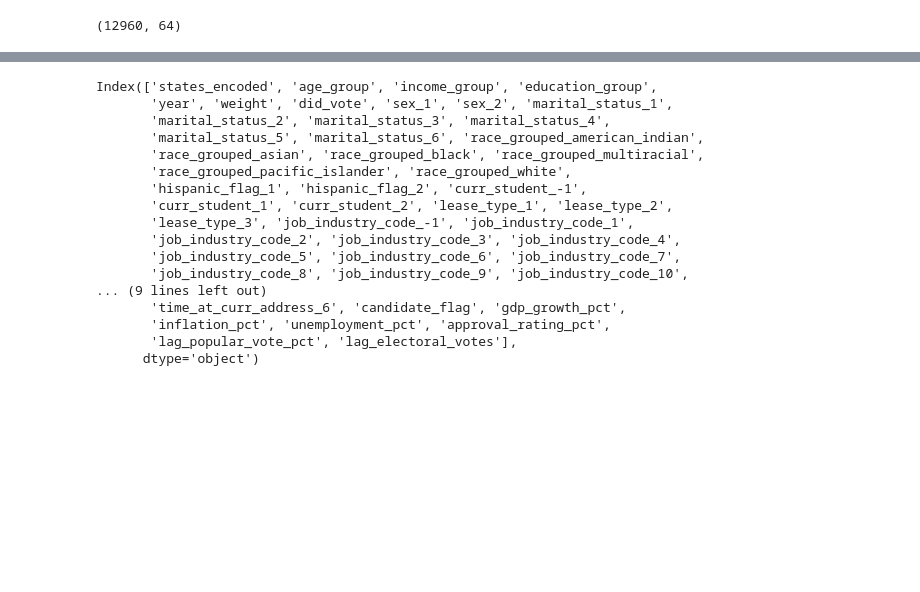
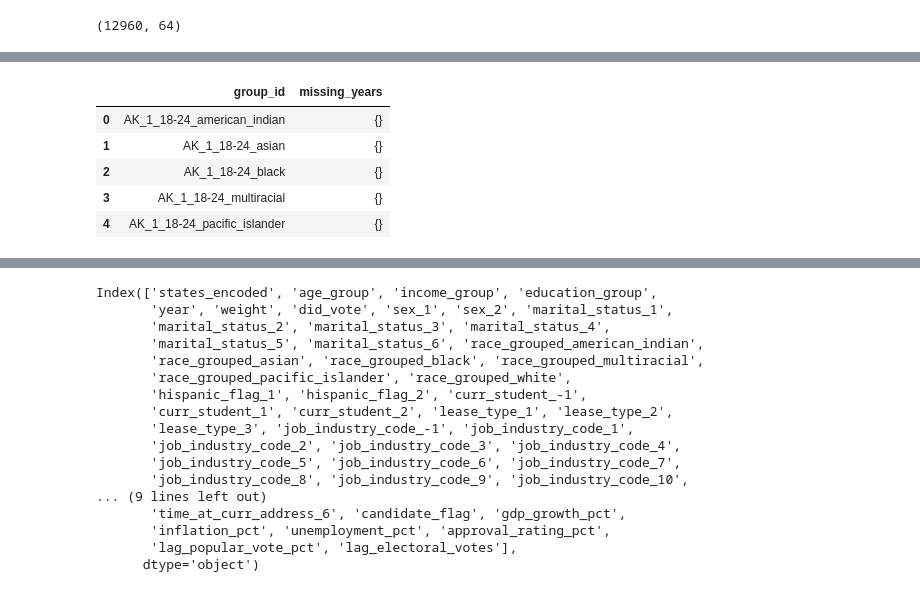
Before and after one commit to ecw70574/US-Census-Voting-and-Registration-DSCI-Capstone-Project, a Jupyter notebook: rosie_test_pipeline.ipynb, the cells around one changed output, grey strips where cells are left out. Saved outputs shown, nothing was run; the diff lists cells and outputs as text; code cells hidden in the pictures; blank space fills up the shorter version.

```diff
--- a/rosie_test_pipeline.ipynb
+++ b/rosie_test_pipeline.ipynb
@@ -12,0 +157,17 @@ panel10 = pd.read_csv("processed/panel_10.csv")
+# %%
+all_year_list = sorted(all_years["year"].unique())
+
+missing_by_group = (
+    all_years.groupby("group_id")["year"]
+    .apply(lambda x: set(all_year_list) - set(x))
+    .reset_index(name="missing_years")
+)
+# %%
+missing_by_group.head()
+# %% [output]
+|  | group_id | missing_years |
+| 0 | AK_1_18-24_american_indian | {} |
+| 1 | AK_1_18-24_asian | {} |
+| 2 | AK_1_18-24_black | {} |
+| 3 | AK_1_18-24_multiracial | {} |
+| 4 | AK_1_18-24_pacific_islander | {} |
```
Also changed, not shown: parts of 17 cells of this notebook, 11 other files.
